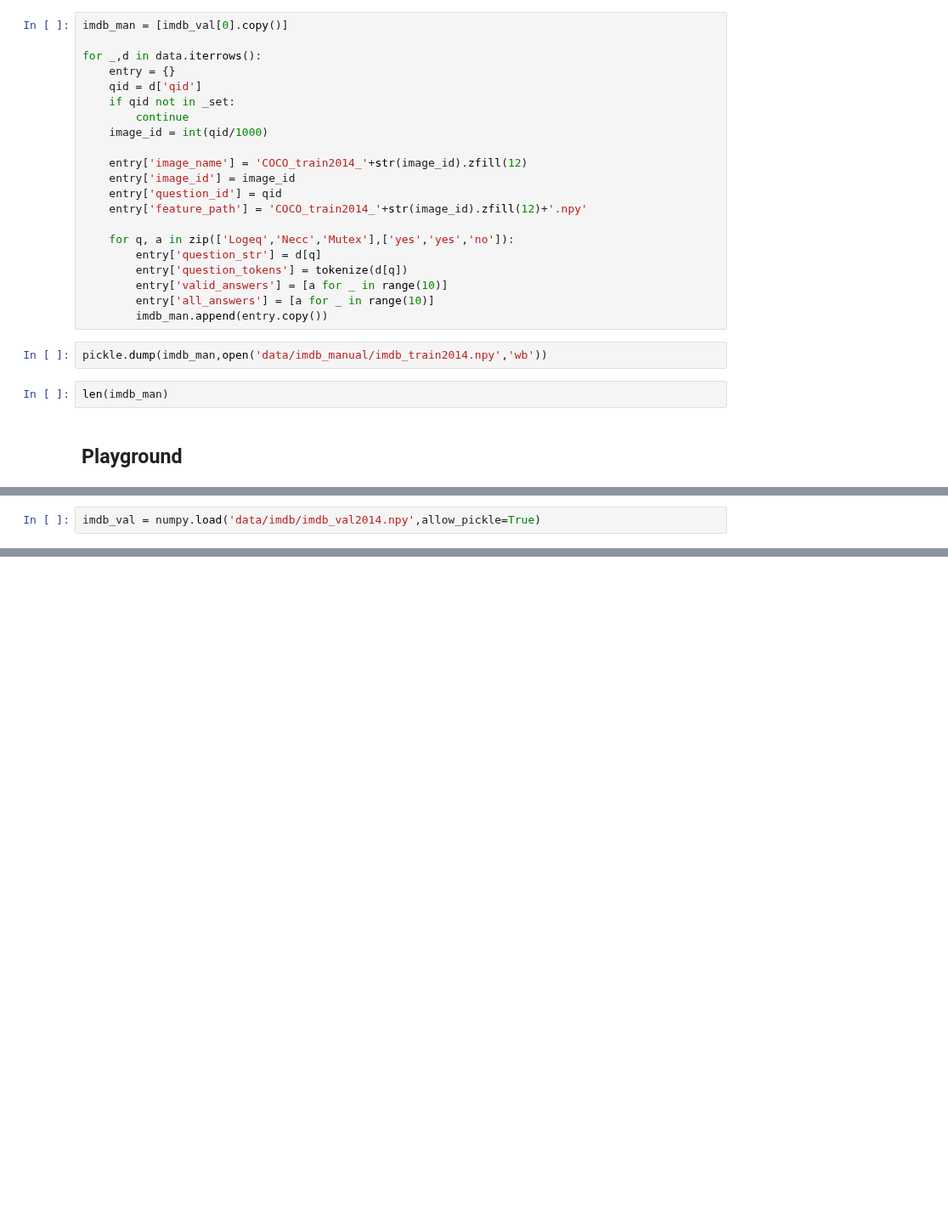
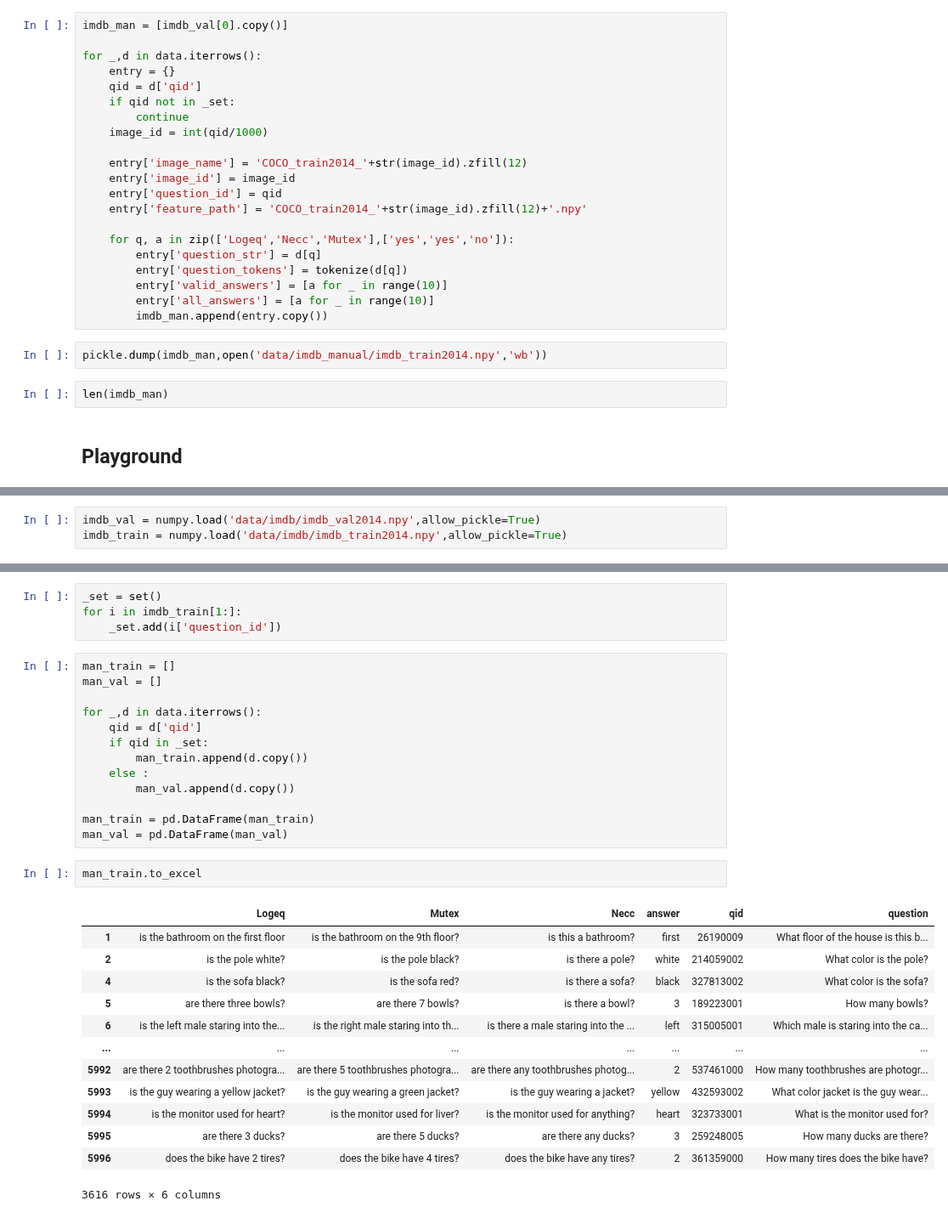
Before and after one commit to vatsalg29/btp, a Jupyter notebook: Create-modify imdb.ipynb, the cells around one changed output, grey strips where cells are left out. Shown at 85% size. Drawn from its saved outputs; the diff is of its cells as text; blank space fills up the shorter version.

```diff
--- a/Create-modify imdb.ipynb
+++ b/Create-modify imdb.ipynb
@@ -408,2 +440,3 @@ len(imdb_man)
 # %%
 imdb_val = numpy.load('data/imdb/imdb_val2014.npy',allow_pickle=True)
+imdb_train = numpy.load('data/imdb/imdb_train2014.npy',allow_pickle=True)
@@ -422,0 +443,33 @@ c/len(imdb_val)
+# %%
+_set = set()
+for i in imdb_train[1:]:
+    _set.add(i['question_id'])
+# %%
+man_train = []
+man_val = []
+
+for _,d in data.iterrows():
+    qid = d['qid']
+    if qid in _set:
+        man_train.append(d.copy())
+    else :
+        man_val.append(d.copy())
+
+man_train = pd.DataFrame(man_train)
+man_val = pd.DataFrame(man_val)
+# %%
+man_train.to_excel
+# %% [output]
+|  | Logeq | Mutex | Necc | answer | qid | question |
+| 1 | is the bathroom on the first floor | is the bathroom on the 9th floor? | is this a bathroom? | first | 26190009 | What floor of the house is this b... |
+| 2 | is the pole white? | is the pole black? | is there a pole? | white | 214059002 | What color is the pole? |
+| 4 | is the sofa black? | is the sofa red? | is there a sofa? | black | 327813002 | What color is the sofa? |
+| 5 | are there three bowls? | are there 7 bowls? | is there a bowl? | 3 | 189223001 | How many bowls? |
+| 6 | is the left male staring into the... | is the right male staring into th... | is there a male staring into the ... | left | 315005001 | Which male is staring into the ca... |
+| ... | ... | ... | ... | ... | ... | ... |
+| 5992 | are there 2 toothbrushes photogra... | are there 5 toothbrushes photogra... | are there any toothbrushes photog... | 2 | 537461000 | How many toothbrushes are photogr... |
+| 5993 | is the guy wearing a yellow jacket? | is the guy wearing a green jacket? | is the guy wearing a jacket? | yellow | 432593002 | What color jacket is the guy wear... |
+| 5994 | is the monitor used for heart? | is the monitor used for liver? | is the monitor used for anything? | heart | 323733001 | What is the monitor used for? |
+| 5995 | are there 3 ducks? | are there 5 ducks? | are there any ducks? | 3 | 259248005 | How many ducks are there? |
+| 5996 | does the bike have 2 tires? | does the bike have 4 tires? | does the bike have any tires? | 2 | 361359000 | How many tires does the bike have? |
+3616 rows × 6 columns
```
Also changed, not shown: parts of 5 cells of this notebook, 9 other files.
